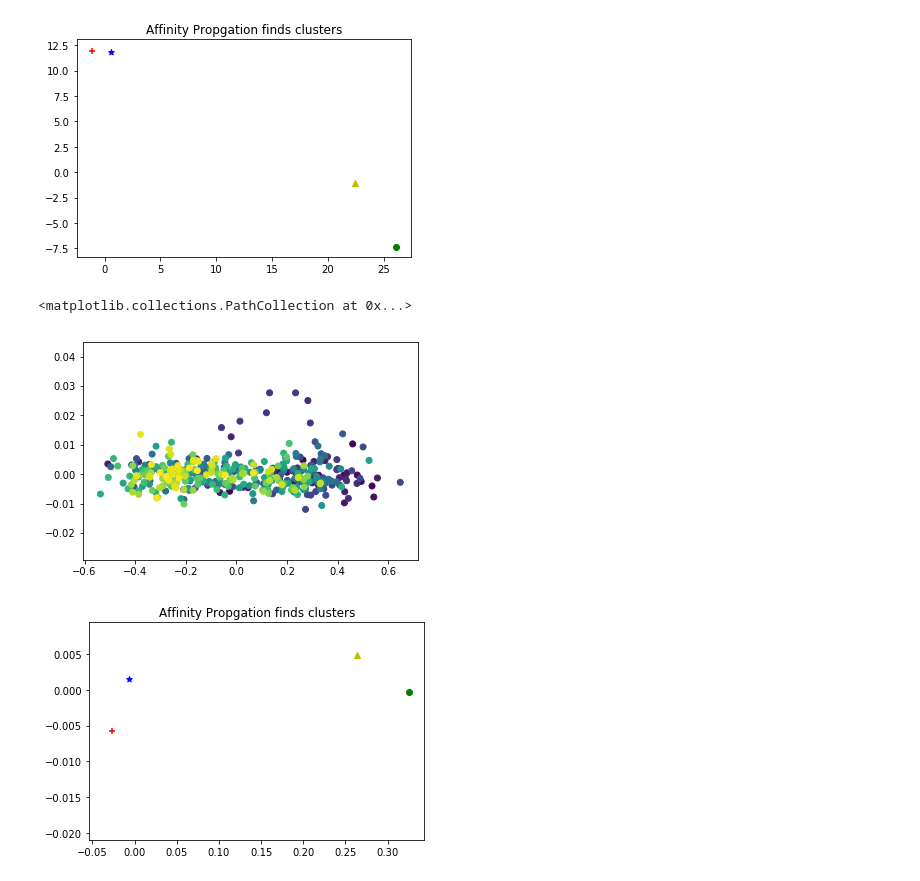
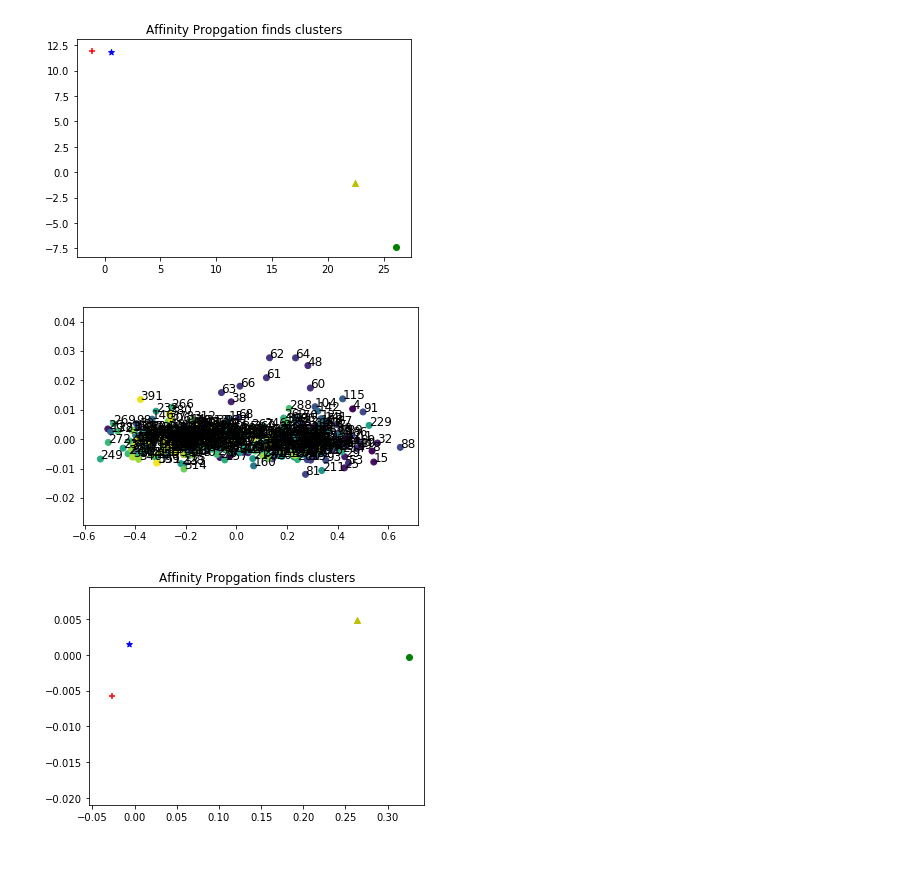
Before and after one commit to Schmidt8181/Allreciepes_NLP, a Jupyter notebook: All_Recipes_NLP.ipynb, the cells around one changed output. Cells and saved outputs as stored; diff of their text form; code cells hidden in the pictures.

Commit message:
added labels to clusters

```diff
--- a/All_Recipes_NLP.ipynb
+++ b/All_Recipes_NLP.ipynb
@@ -619,4 +652,7 @@ plt.show()
 #MDS
 spectral_mds = spectral.fit(mds_data)
 plt.scatter(mds_data[:, 0], mds_data[:,1], c = spectral_mds.labels_)
+words = list(spectral_mds.labels_)
+for i, word in enumerate(words):
+    plt.annotate(word, xy=(mds_data[i, 0], mds_data[i, 1]), fontsize=12)
 # %% [output]
@@ -652,4 +687,7 @@ plt.show()
 # tSNE
 tsvd_spectral = spectral.fit(t_svd_data)
 plt.scatter(t_svd_data[:, 0], t_svd_data[:,1], c = tsvd_spectral.labels_)
+words = list(tsvd_spectral.labels_)
+for i, word in enumerate(words):
+    plt.annotate(word, xy=(t_svd_data[i, 0], t_svd_data[i, 1]), fontsize=12)
 # %% [output]
@@ -686,4 +723,7 @@ plt.show()
 # t SVD
 tsvd_affinity = affinity.fit(t_svd_data)
 plt.scatter(t_svd_data[:, 0], t_svd_data[:,1], c = tsvd_affinity.labels_)
+words = list(tsvd_affinity.labels_)
+for i, word in enumerate(words):
+    plt.annotate(word, xy=(t_svd_data[i, 0], t_svd_data[i, 1]), fontsize=8)
 # %% [output]
@@ -710,4 +749,7 @@ plt.show()
 #tSNE
 tsne_affinity = affinity.fit(tsne_data)
 plt.scatter(tsne_data[:, 0], tsne_data[:,1], c = tsne_affinity.labels_)
+words = list(tsne_affinity.labels_)
+for i, word in enumerate(words):
+    plt.annotate(word, xy=(tsne_data[i, 0], tsne_data[i, 1]), fontsize=10)
 # %% [output]
@@ -733,10 +774,12 @@ plt.show()
 # %%
 # PCA
 affinity_pca = affinity.fit(pca_data)
 plt.scatter(pca_data[:, 0], pca_data[:,1], c = affinity_pca.labels_)
+words = list(affinity_pca.labels_)
+for i, word in enumerate(words):
+    plt.annotate(word, xy=(pca_data[i, 0], pca_data[i, 1]), fontsize=12)
 # %% [output]
-<matplotlib.collections.PathCollection at 0x...>
-[figure, old version]
+[figure, new version]
 # %%
 #PCA
 # truncated svd
```
Also changed, not shown: parts of 35 cells of this notebook.
